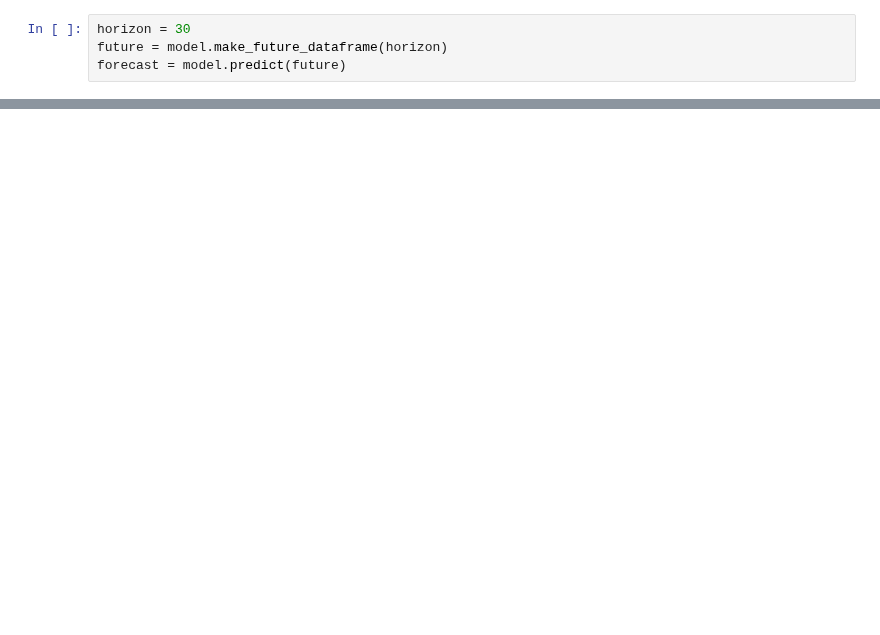
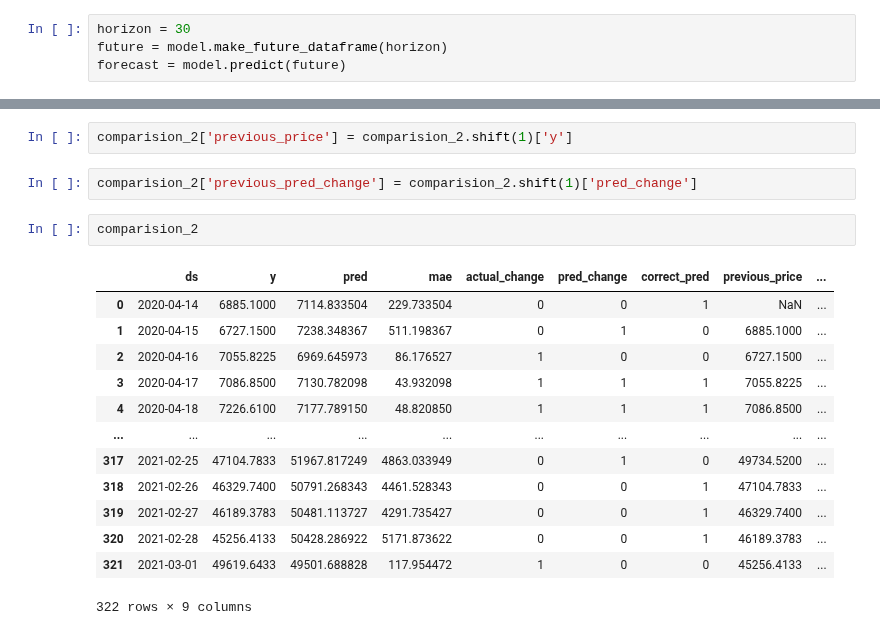
Before and after one commit to Dmunozig/crypto_sentiment, a Jupyter notebook: notebooks/Yassine modelling NB.ipynb, the cells around one changed output, grey strips where cells are left out. Drawn from its saved outputs; the diff is of its cells as text; blank space fills up the shorter version.

```diff
--- a/notebooks/Yassine modelling NB.ipynb
+++ b/notebooks/Yassine modelling NB.ipynb
@@ -214,0 +269,20 @@ dtype: float64
+# %%
+comparision_2['previous_price'] = comparision_2.shift(1)['y']
+# %%
+comparision_2['previous_pred_change'] = comparision_2.shift(1)['pred_change']
+# %%
+comparision_2
+# %% [output]
+|  | ds | y | pred | mae | actual_change | pred_change | correct_pred | previous_price | ... |
+| 0 | 2020-04-14 | 6885.1000 | 7114.833504 | 229.733504 | 0 | 0 | 1 | NaN | ... |
+| 1 | 2020-04-15 | 6727.1500 | 7238.348367 | 511.198367 | 0 | 1 | 0 | 6885.1000 | ... |
+| 2 | 2020-04-16 | 7055.8225 | 6969.645973 | 86.176527 | 1 | 0 | 0 | 6727.1500 | ... |
+| 3 | 2020-04-17 | 7086.8500 | 7130.782098 | 43.932098 | 1 | 1 | 1 | 7055.8225 | ... |
+| 4 | 2020-04-18 | 7226.6100 | 7177.789150 | 48.820850 | 1 | 1 | 1 | 7086.8500 | ... |
+| ... | ... | ... | ... | ... | ... | ... | ... | ... | ... |
+| 317 | 2021-02-25 | 47104.7833 | 51967.817249 | 4863.033949 | 0 | 1 | 0 | 49734.5200 | ... |
+| 318 | 2021-02-26 | 46329.7400 | 50791.268343 | 4461.528343 | 0 | 0 | 1 | 47104.7833 | ... |
+| 319 | 2021-02-27 | 46189.3783 | 50481.113727 | 4291.735427 | 0 | 0 | 1 | 46329.7400 | ... |
+| 320 | 2021-02-28 | 45256.4133 | 50428.286922 | 5171.873622 | 0 | 0 | 1 | 46189.3783 | ... |
+| 321 | 2021-03-01 | 49619.6433 | 49501.688828 | 117.954472 | 1 | 0 | 0 | 45256.4133 | ... |
+322 rows × 9 columns
```
Also changed, not shown: parts of 82 cells of this notebook.
